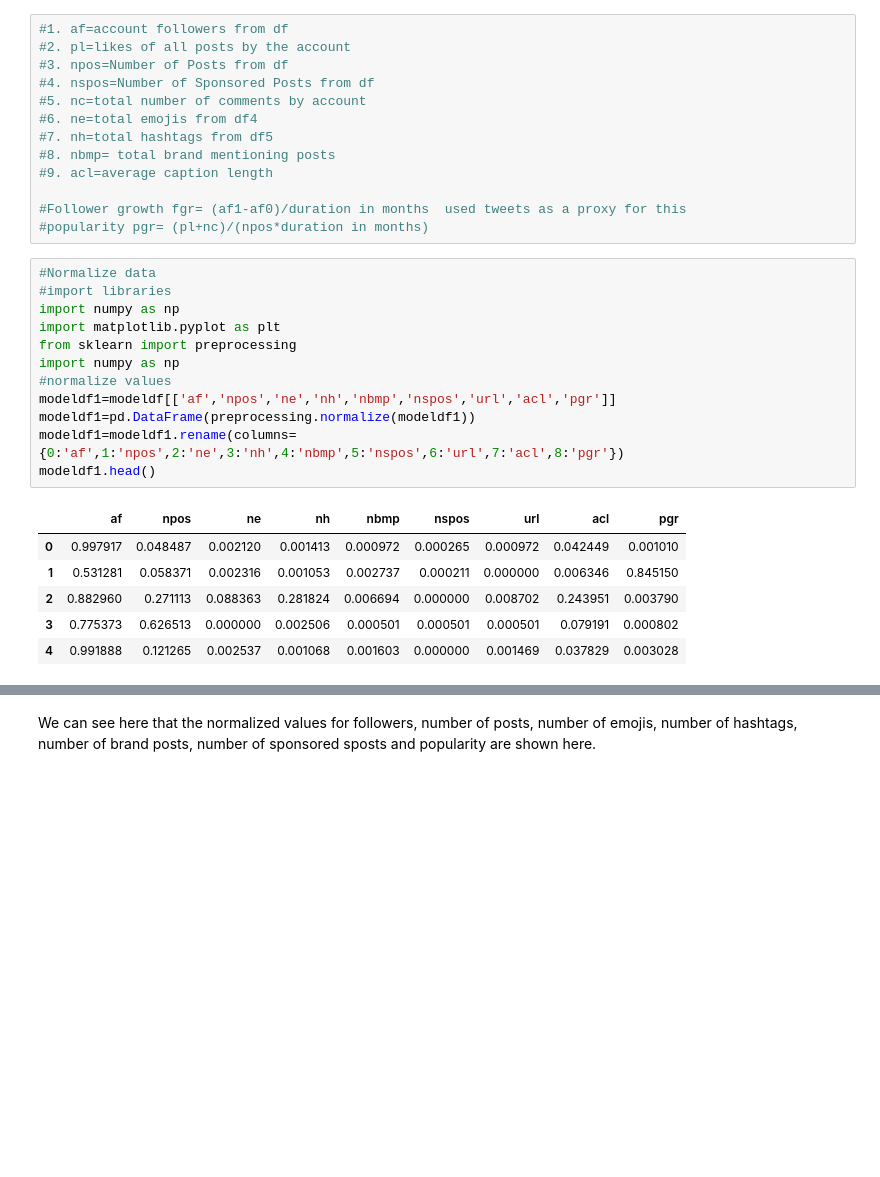
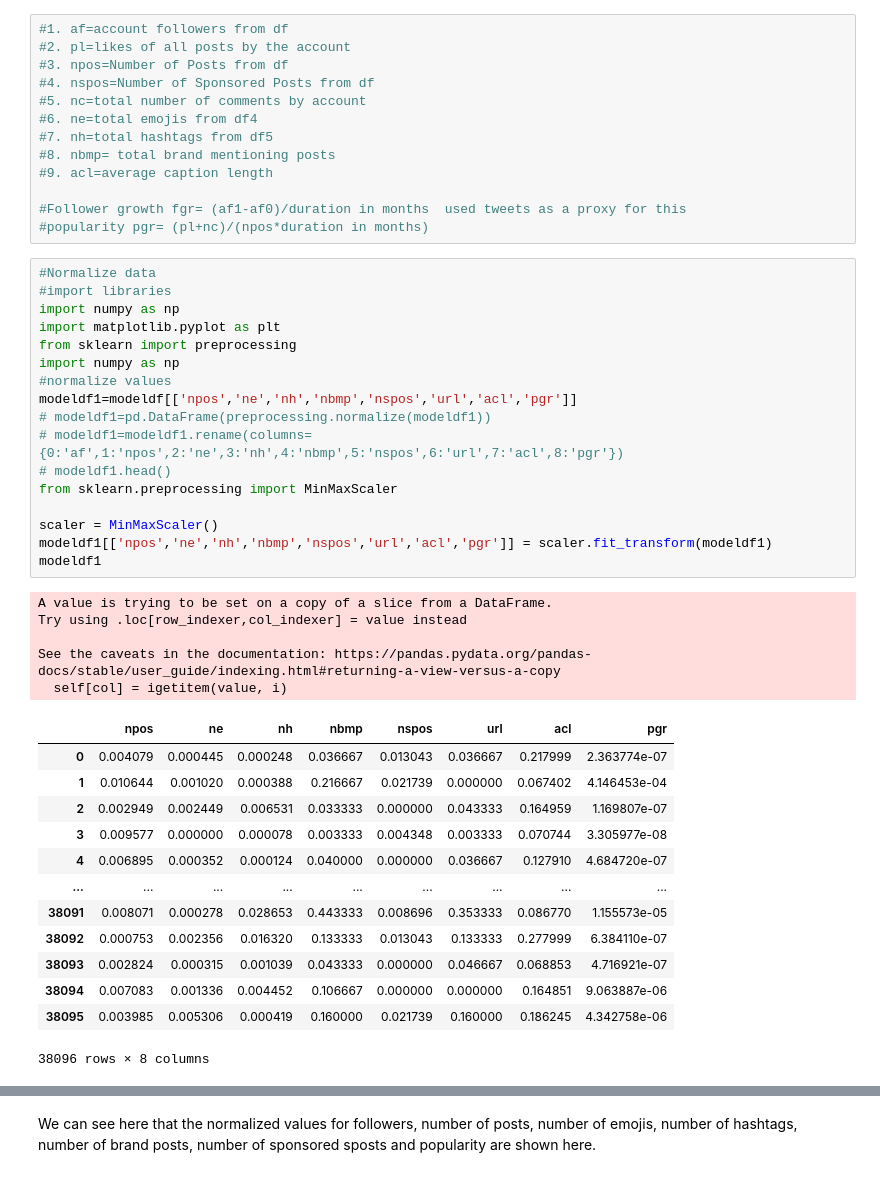
Before and after one commit to prayap/nithyara-prayap, a Jupyter notebook: models.ipynb, the cells around one changed output, grey strips where cells are left out. Cells and saved outputs as stored; diff of their text form; blank space fills up the shorter version.

```diff
--- a/models.ipynb
+++ b/models.ipynb
@@ -513,19 +526,36 @@ Deprecated in NumPy 1.20; for more details and guidance: https://numpy.org/devdo
 # %%
 #Normalize data
 #import libraries
 import numpy as np
 import matplotlib.pyplot as plt
 from sklearn import preprocessing
 import numpy as np
 #normalize values
-modeldf1=modeldf[['af','npos','ne','nh','nbmp','nspos','url','acl','pgr']]
-modeldf1=pd.DataFrame(preprocessing.normalize(modeldf1))
-modeldf1=modeldf1.rename(columns={0:'af',1:'npos',2:'ne',3:'nh',4:'nbmp',5:'nspos',6:'url',7:'acl',8:'pgr'})
-modeldf1.head()
+modeldf1=modeldf[['npos','ne','nh','nbmp','nspos','url','acl','pgr']]
+# modeldf1=pd.DataFrame(preprocessing.normalize(modeldf1))
+# modeldf1=modeldf1.rename(columns={0:'af',1:'npos',2:'ne',3:'nh',4:'nbmp',5:'nspos',6:'url',7:'acl',8:'pgr'})
+# modeldf1.head()
+from sklearn.preprocessing import MinMaxScaler
+
+scaler = MinMaxScaler()
+modeldf1[['npos','ne','nh','nbmp','nspos','url','acl','pgr']] = scaler.fit_transform(modeldf1)
+modeldf1
 # %% [output]
+A value is trying to be set on a copy of a slice from a DataFrame.
+Try using .loc[row_indexer,col_indexer] = value instead
+
+See the caveats in the documentation: https://pandas.pydata.org/pandas-docs/stable/user_guide/indexing.html#returning-a-view-versus-a-copy
+  self[col] = igetitem(value, i)
-|  | af | npos | ne | nh | nbmp | nspos | url | acl | pgr |
-| 0 | 0.997917 | 0.048487 | 0.002120 | 0.001413 | 0.000972 | 0.000265 | 0.000972 | 0.042449 | 0.001010 |
-| 1 | 0.531281 | 0.058371 | 0.002316 | 0.001053 | 0.002737 | 0.000211 | 0.000000 | 0.006346 | 0.845150 |
-| 2 | 0.882960 | 0.271113 | 0.088363 | 0.281824 | 0.006694 | 0.000000 | 0.008702 | 0.243951 | 0.003790 |
-| 3 | 0.775373 | 0.626513 | 0.000000 | 0.002506 | 0.000501 | 0.000501 | 0.000501 | 0.079191 | 0.000802 |
-| 4 | 0.991888 | 0.121265 | 0.002537 | 0.001068 | 0.001603 | 0.000000 | 0.001469 | 0.037829 | 0.003028 |
+|  | npos | ne | nh | nbmp | nspos | url | acl | pgr |
+| 0 | 0.004079 | 0.000445 | 0.000248 | 0.036667 | 0.013043 | 0.036667 | 0.217999 | 2.363774e-07 |
+| 1 | 0.010644 | 0.001020 | 0.000388 | 0.216667 | 0.021739 | 0.000000 | 0.067402 | 4.146453e-04 |
+| 2 | 0.002949 | 0.002449 | 0.006531 | 0.033333 | 0.000000 | 0.043333 | 0.164959 | 1.169807e-07 |
+| 3 | 0.009577 | 0.000000 | 0.000078 | 0.003333 | 0.004348 | 0.003333 | 0.070744 | 3.305977e-08 |
+| 4 | 0.006895 | 0.000352 | 0.000124 | 0.040000 | 0.000000 | 0.036667 | 0.127910 | 4.684720e-07 |
+| ... | ... | ... | ... | ... | ... | ... | ... | ... |
+| 38091 | 0.008071 | 0.000278 | 0.028653 | 0.443333 | 0.008696 | 0.353333 | 0.086770 | 1.155573e-05 |
+| 38092 | 0.000753 | 0.002356 | 0.016320 | 0.133333 | 0.013043 | 0.133333 | 0.277999 | 6.384110e-07 |
+| 38093 | 0.002824 | 0.000315 | 0.001039 | 0.043333 | 0.000000 | 0.046667 | 0.068853 | 4.716921e-07 |
+| 38094 | 0.007083 | 0.001336 | 0.004452 | 0.106667 | 0.000000 | 0.000000 | 0.164851 | 9.063887e-06 |
+| 38095 | 0.003985 | 0.005306 | 0.000419 | 0.160000 | 0.021739 | 0.160000 | 0.186245 | 4.342758e-06 |
+38096 rows × 8 columns
```
Also changed, not shown: parts of 29 cells of this notebook.
